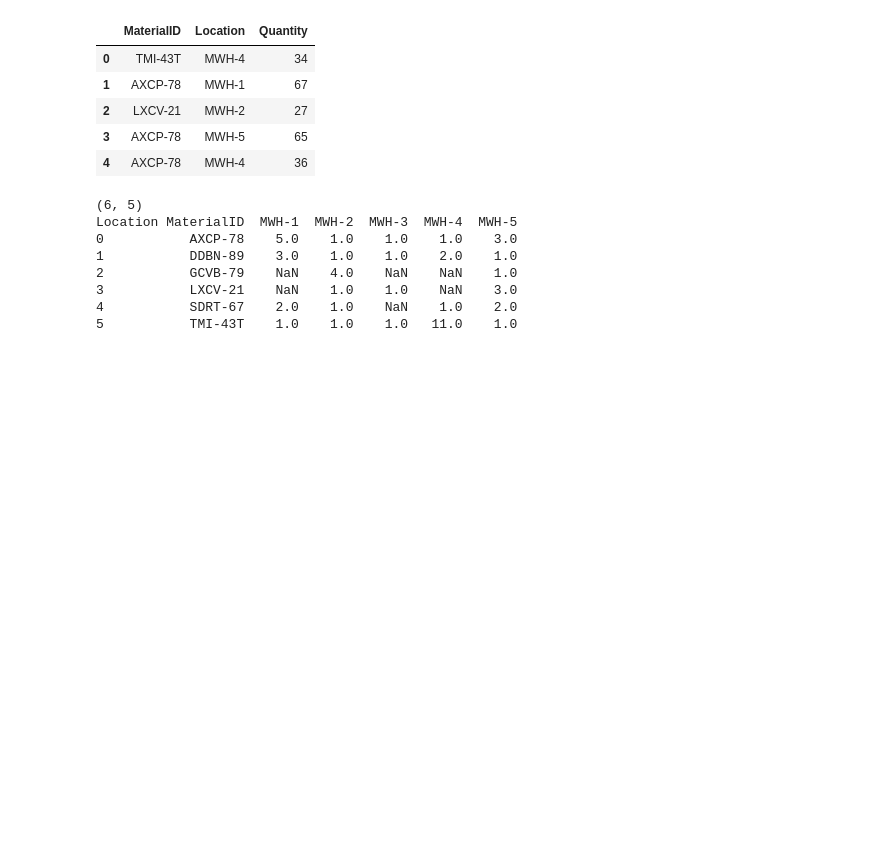
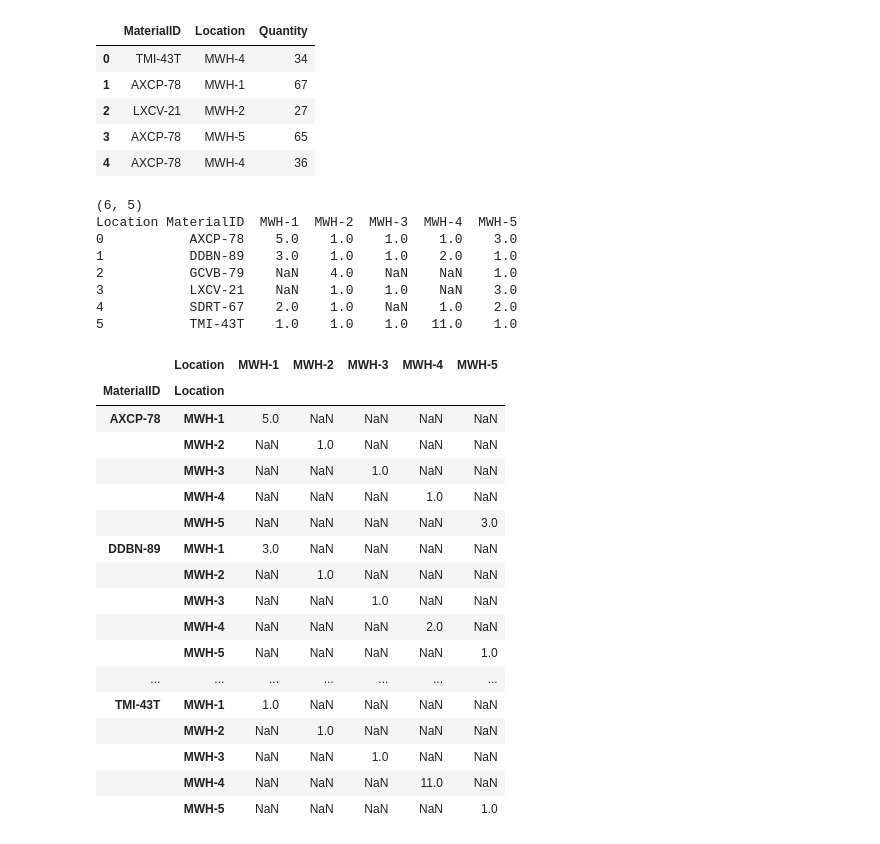
Before and after one commit to devdatta1429/BDA_Assignments, a Jupyter notebook: Stats/Day_5_Pandas_stats.ipynb, the cells around one changed output. Drawn from its saved outputs; the diff is of its cells as text; code cells hidden in the pictures; blank space fills up the shorter version.

```diff
--- a/Stats/Day_5_Pandas_stats.ipynb
+++ b/Stats/Day_5_Pandas_stats.ipynb
@@ -335,3 +350,25 @@ Location MaterialID  MWH-1  MWH-2  MWH-3  MWH-4  MWH-5
 3           LXCV-21    NaN    1.0    1.0    NaN    3.0
 4           SDRT-67    2.0    1.0    NaN    1.0    2.0
 5           TMI-43T    1.0    1.0    1.0   11.0    1.0
+# %%
+df2 = df.pivot_table(values = 'Quantity' ,index =['MaterialID','Location'] , columns = 'Location' , aggfunc = 'size')
+df2
+# %% [output]
+|  | Location | MWH-1 | MWH-2 | MWH-3 | MWH-4 | MWH-5 |
+| MaterialID | Location |  |  |  |  |  |
+| AXCP-78 | MWH-1 | 5.0 | NaN | NaN | NaN | NaN |
+|  | MWH-2 | NaN | 1.0 | NaN | NaN | NaN |
+|  | MWH-3 | NaN | NaN | 1.0 | NaN | NaN |
+|  | MWH-4 | NaN | NaN | NaN | 1.0 | NaN |
+|  | MWH-5 | NaN | NaN | NaN | NaN | 3.0 |
+| DDBN-89 | MWH-1 | 3.0 | NaN | NaN | NaN | NaN |
+|  | MWH-2 | NaN | 1.0 | NaN | NaN | NaN |
+|  | MWH-3 | NaN | NaN | 1.0 | NaN | NaN |
+|  | MWH-4 | NaN | NaN | NaN | 2.0 | NaN |
+|  | MWH-5 | NaN | NaN | NaN | NaN | 1.0 |
+| ... | ... | ... | ... | ... | ... | ... |
+| TMI-43T | MWH-1 | 1.0 | NaN | NaN | NaN | NaN |
+|  | MWH-2 | NaN | 1.0 | NaN | NaN | NaN |
+|  | MWH-3 | NaN | NaN | 1.0 | NaN | NaN |
+|  | MWH-4 | NaN | NaN | NaN | 11.0 | NaN |
+|  | MWH-5 | NaN | NaN | NaN | NaN | 1.0 |
```
Also changed, not shown: parts of 21 cells of this notebook.
